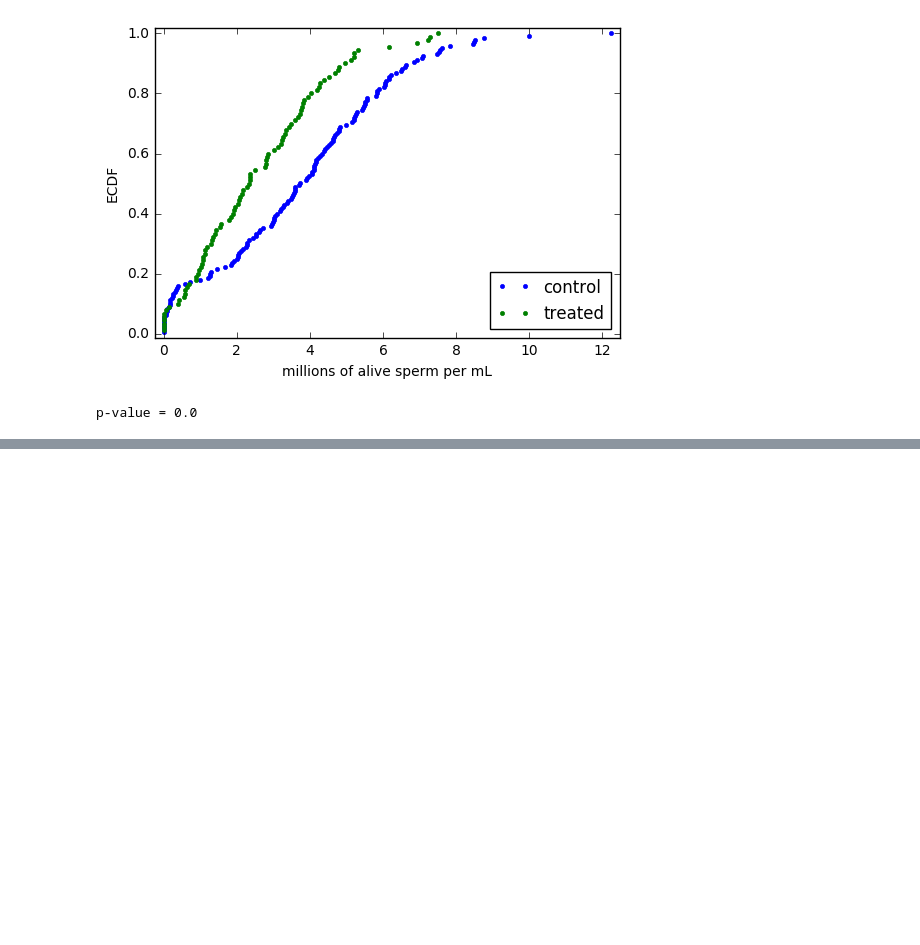
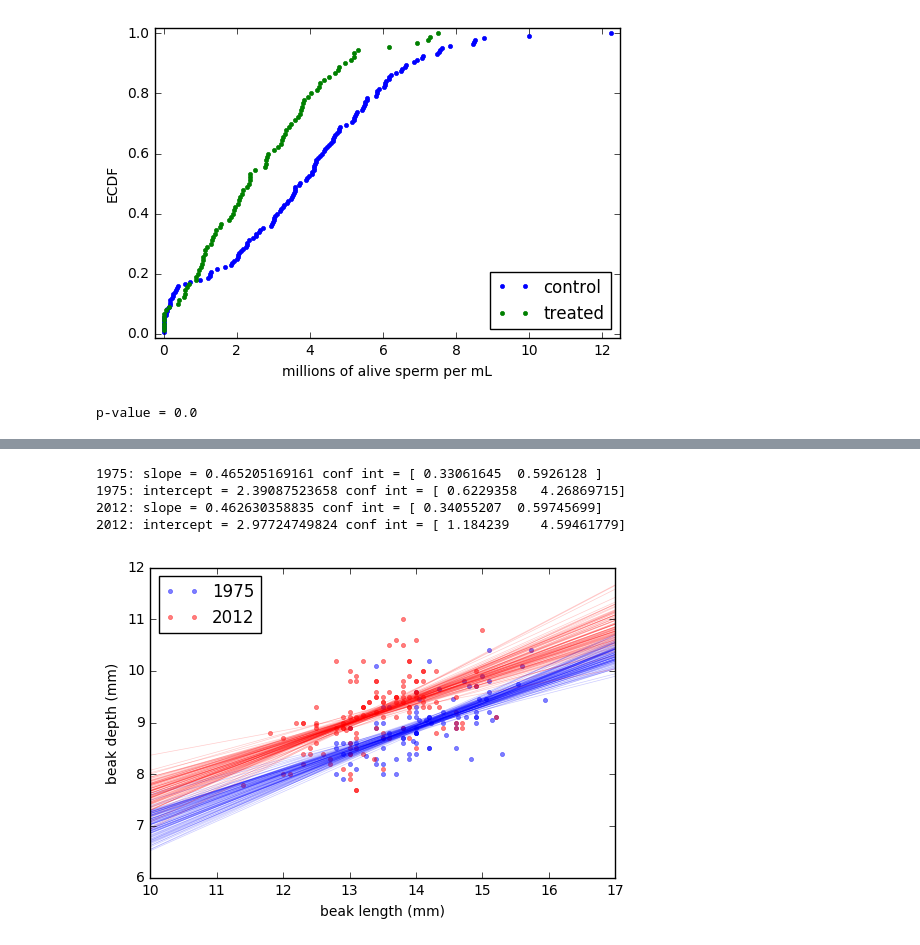
Before and after one commit to e-arslan/Python-Courses, a Jupyter notebook: Statistical Thinking in Python (Part 2).ipynb, the cells around one changed output, grey strips where cells are left out. Drawn from its saved outputs; the diff is of its cells as text; code cells hidden in the pictures; blank space fills up the shorter version.

```diff
--- a/Statistical Thinking in Python (Part 2).ipynb
+++ b/Statistical Thinking in Python (Part 2).ipynb
@@ -1093,0 +1349,61 @@ p-value = 0.0
+# %%
+# Compute the linear regressions
+slope_1975, intercept_1975 = np.polyfit(bl_1975, bd_1975, 1)
+slope_2012, intercept_2012 = np.polyfit(bl_2012, bd_2012, 1)
+
+# Perform pairs bootstrap for the linear regressions
+bs_slope_reps_1975, bs_intercept_reps_1975 = \
+        draw_bs_pairs_linreg(bl_1975, bd_1975, 1000)
+bs_slope_reps_2012, bs_intercept_reps_2012 = \
+        draw_bs_pairs_linreg(bl_2012, bd_2012, 1000)
+
+# Compute confidence intervals of slopes
+slope_conf_int_1975 = np.percentile(bs_slope_reps_1975, [2.5, 97.5])
+slope_conf_int_2012 = np.percentile(bs_slope_reps_2012, [2.5, 97.5])
+intercept_conf_int_1975 = np.percentile(bs_intercept_reps_1975, [2.5, 97.5])
+
+intercept_conf_int_2012 = np.percentile(bs_intercept_reps_2012, [2.5, 97.5])
+
+
+# Print the results
+print('1975: slope =', slope_1975,
+      'conf int =', slope_conf_int_1975)
+print('1975: intercept =', intercept_1975,
+      'conf int =', intercept_conf_int_1975)
+print('2012: slope =', slope_2012,
+      'conf int =', slope_conf_int_2012)
+print('2012: intercept =', intercept_2012,
+      'conf int =', intercept_conf_int_2012)
+# %% [output]
+1975: slope = 0.465205169161 conf int = [ 0.33061645  0.5926128 ]
+1975: intercept = 2.39087523658 conf int = [ 0.6229358   4.26869715]
+2012: slope = 0.462630358835 conf int = [ 0.34055207  0.59745699]
+2012: intercept = 2.97724749824 conf int = [ 1.184239    4.59461779]
+# %%
+# Make scatter plot of 1975 data
+_ = plt.plot(bl_1975, bd_1975, marker='.',
+             linestyle='none', color='blue', alpha=0.5)
+
+# Make scatter plot of 2012 data
+_ = plt.plot(bl_2012, bd_2012, marker='.',
+             linestyle='none', color='red', alpha=0.5)
+
+# Label axes and make legend
+_ = plt.xlabel('beak length (mm)')
+_ = plt.ylabel('beak depth (mm)')
+_ = plt.legend(('1975', '2012'), loc='upper left')
+
+# Generate x-values for bootstrap lines: x
+x = np.array([10, 17])
+
+# Plot the bootstrap lines
+for i in range(100):
+    plt.plot(x, bs_slope_reps_1975[i] * x + bs_intercept_reps_1975[i],
+             linewidth=0.5, alpha=0.2, color= 'blue')
+    plt.plot(x, bs_slope_reps_2012[i] * x + bs_intercept_reps_2012[i],
+             linewidth=0.5, alpha=0.2, color= 'red')
+
+# Draw the plot again
+plt.show()
+# %% [output]
+[figure, added]
```
Also changed, not shown: parts of 6 cells of this notebook.
